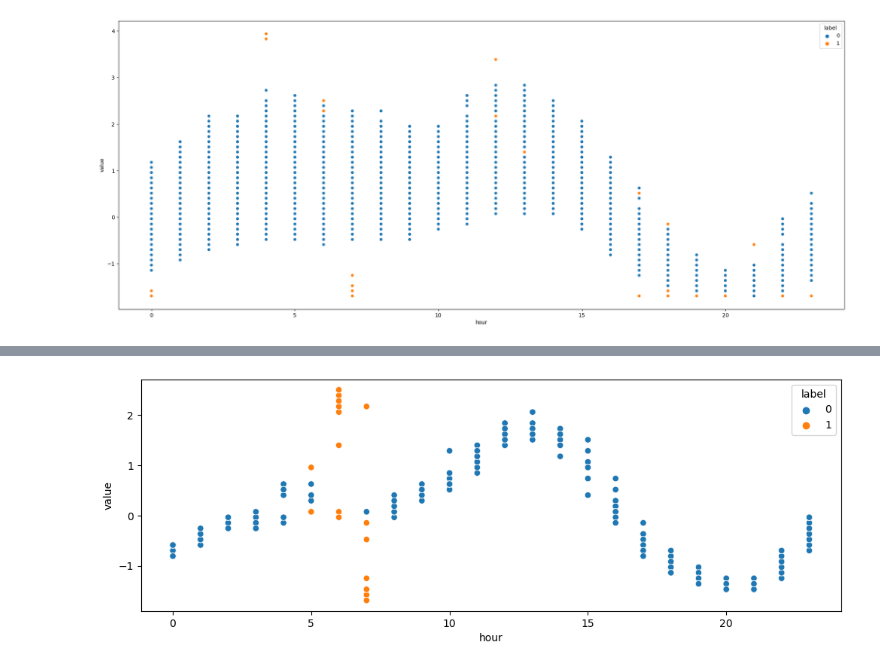
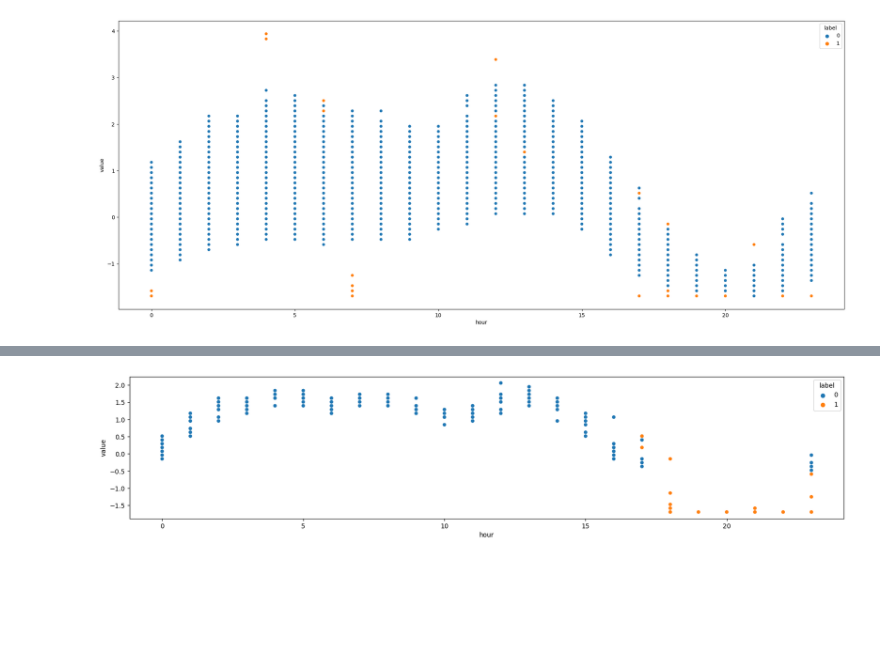
Before and after one commit to ChetanaRajabhoj/kagglex-project, a Jupyter notebook: notebooks/2.0-cr-initial-data-exploration.ipynb, the cells around one changed output, grey strips where cells are left out. Saved outputs shown, nothing was run; the diff lists cells and outputs as text; code cells hidden in the pictures; blank space fills up the shorter version.

```diff
--- a/notebooks/2.0-cr-initial-data-exploration.ipynb
+++ b/notebooks/2.0-cr-initial-data-exploration.ipynb
@@ -17,3 +13,7 @@ dfcpu.sort_values('datetime', inplace = True)
+# %%
+# dfcpu = pd.read_csv('../data/processed/cpu4.csv')
+
+dfcpu = pd.read_csv('https://raw.githubusercontent.com/ChetanaRajabhoj/kagglex-project/main/data/processed/cpu4.csv')
 # %%
 dfcpu.head()
 # %% [output]
@@ -85,7 +132,8 @@ plt.show()
 # %%
-df1_zoom = dfcpu.loc[dfcpu.date == '2016-08-31']
-plt.figure(figsize=(12,4))
-sns.scatterplot(data=df1_zoom, x="hour", y="value", hue="label")
+df27072016 = dfcpu.loc[dfcpu.date == '2016-07-27'].reset_index()
+plt.figure(figsize=(20,4))
+ax = sns.scatterplot(data=df27072016, x="hour", y="value", hue="label")
+# ax.tick_params(axis='x', labelrotation = 90)
 plt.show()
 # %% [output]
-[figure, old version]
+[figure, new version]
```
Also changed, not shown: parts of 27 cells of this notebook.
